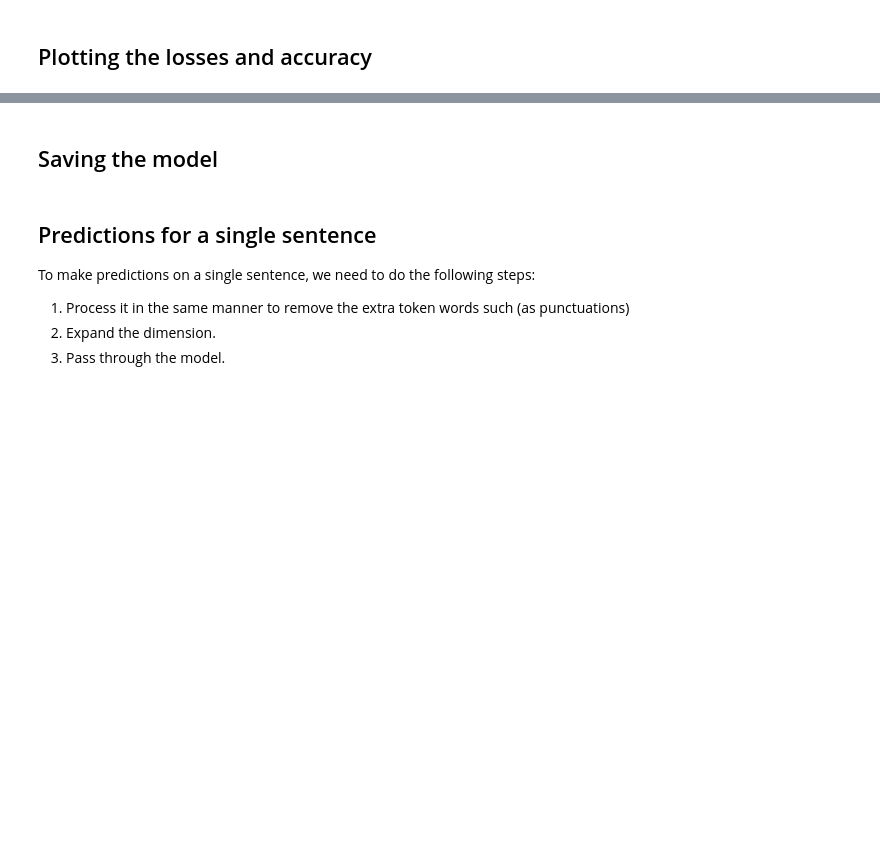
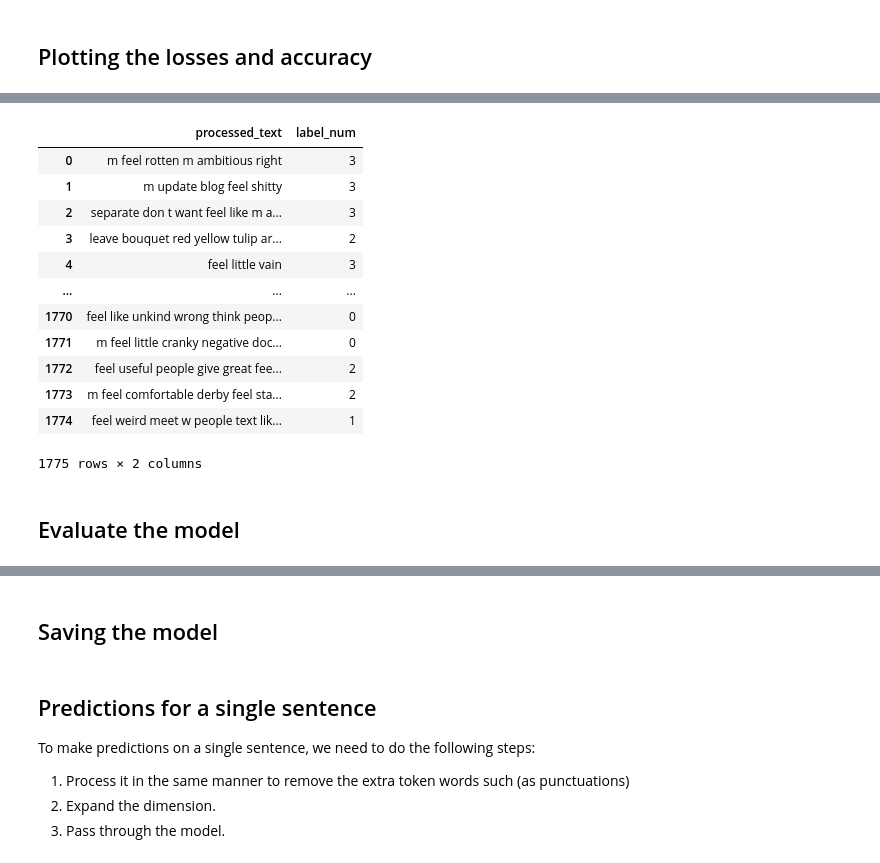
Before and after one commit to k-kesarwani/SentimentAnalysis, a Jupyter notebook: Notebook_1.ipynb, the cells around one changed output, grey strips where cells are left out. Saved outputs shown, nothing was run; the diff lists cells and outputs as text; code cells hidden in the pictures; blank space fills up the shorter version.

```diff
--- a/Notebook_1.ipynb
+++ b/Notebook_1.ipynb
@@ -215,0 +265,19 @@ plot_training_history(history_model_v2)
+# %%
+test_df.reset_index(drop=True, inplace=True)
+test_df
+# %% [output]
+|  | processed_text | label_num |
+| 0 | m feel rotten m ambitious right | 3 |
+| 1 | m update blog feel shitty | 3 |
+| 2 | separate don t want feel like m a... | 3 |
+| 3 | leave bouquet red yellow tulip ar... | 2 |
+| 4 | feel little vain | 3 |
+| ... | ... | ... |
+| 1770 | feel like unkind wrong think peop... | 0 |
+| 1771 | m feel little cranky negative doc... | 0 |
+| 1772 | feel useful people give great fee... | 2 |
+| 1773 | m feel comfortable derby feel sta... | 2 |
+| 1774 | feel weird meet w people text lik... | 1 |
+1775 rows × 2 columns
+# %% [markdown]
+## Evaluate the model
```
Also changed, not shown: parts of 19 cells of this notebook, 5 other files.
